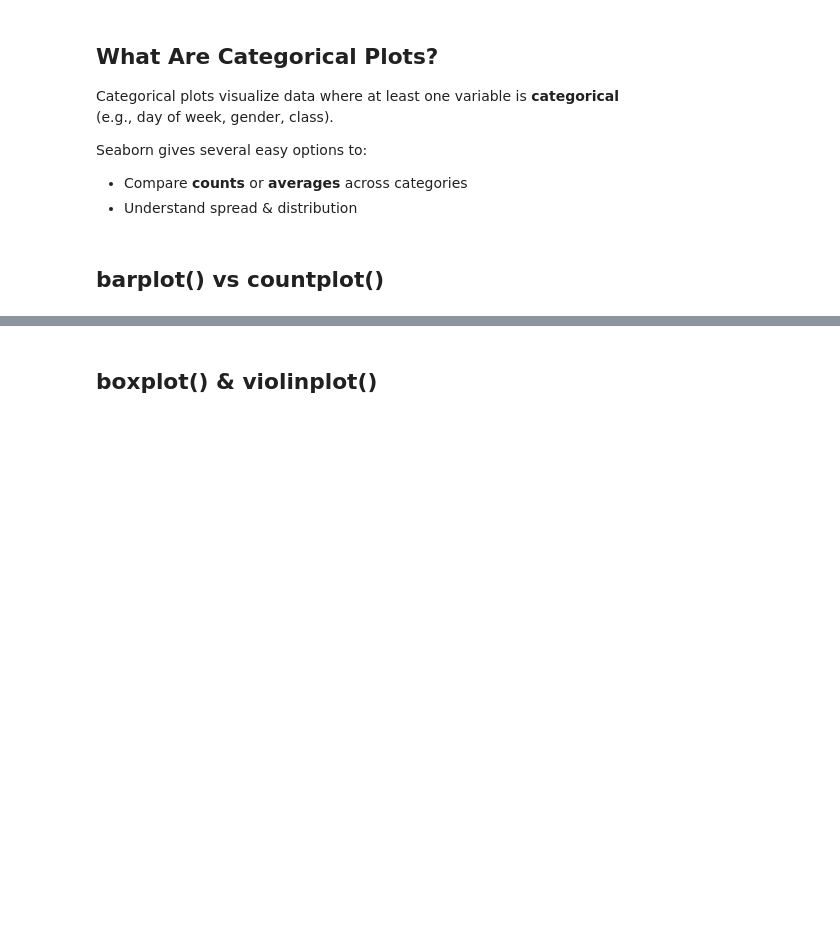
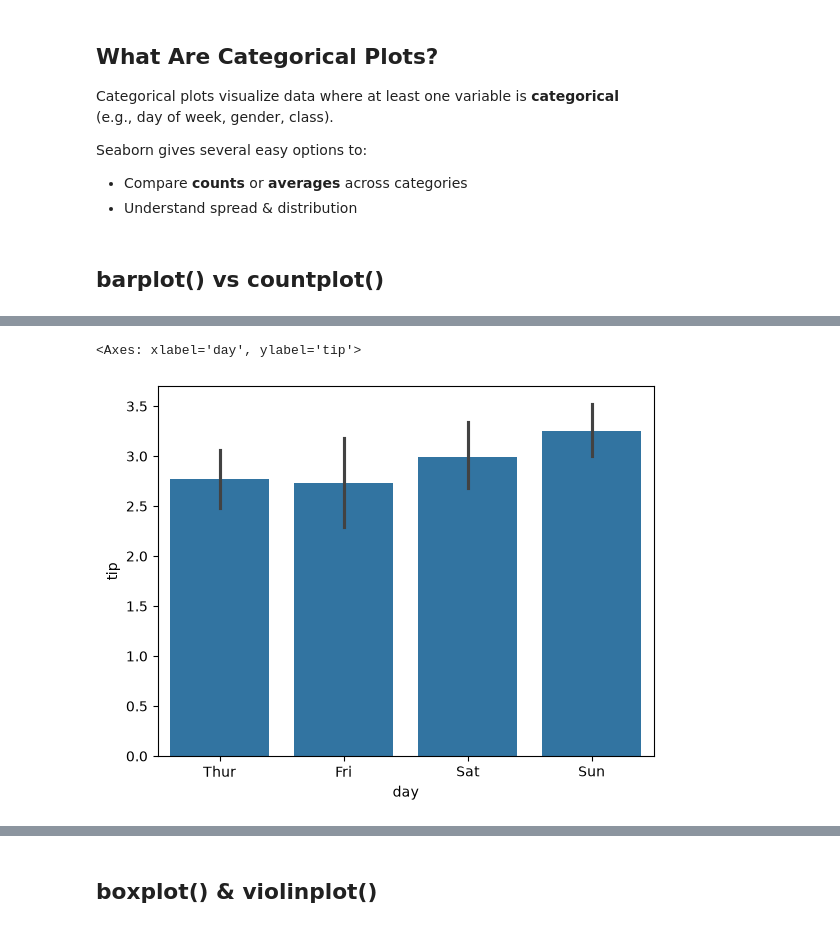
Before and after one commit to DhruvPanchal0312/Data-Science-and-Analysis-With-GenAI, a Jupyter notebook: SEABORN/Seaborn_class2.ipynb, the cells around one changed output, grey strips where cells are left out. Drawn from its saved outputs; the diff is of its cells as text; code cells hidden in the pictures; blank space fills up the shorter version.

Commit message:
Add barplot, countplot, and violinplot usage to Seaborn notes and notebook

```diff
--- a/SEABORN/Seaborn_class2.ipynb
+++ b/SEABORN/Seaborn_class2.ipynb
@@ -11,3 +11,13 @@ Seaborn gives several easy options to:
 - Understand spread & distribution
 # %% [markdown]
 ## barplot() vs countplot()
+# %%
+import numpy as np
+import pandas as pd
+import matplotlib.pyplot as plt
+import seaborn as sns
+
+iris=sns.load_dataset('iris')
+tips=sns.load_dataset('tips')
+penguins = sns.load_dataset('penguins')
+tips
@@ -13,0 +38,6 @@ Seaborn gives several easy options to:
+# %%
+sns.barplot(x="day" , y="tip", data=tips)
+# avg on the basis of category
+# %% [output]
+<Axes: xlabel='day', ylabel='tip'>
+[figure, added]
```
Also changed, not shown: parts of 3 cells of this notebook, 1 other file.
